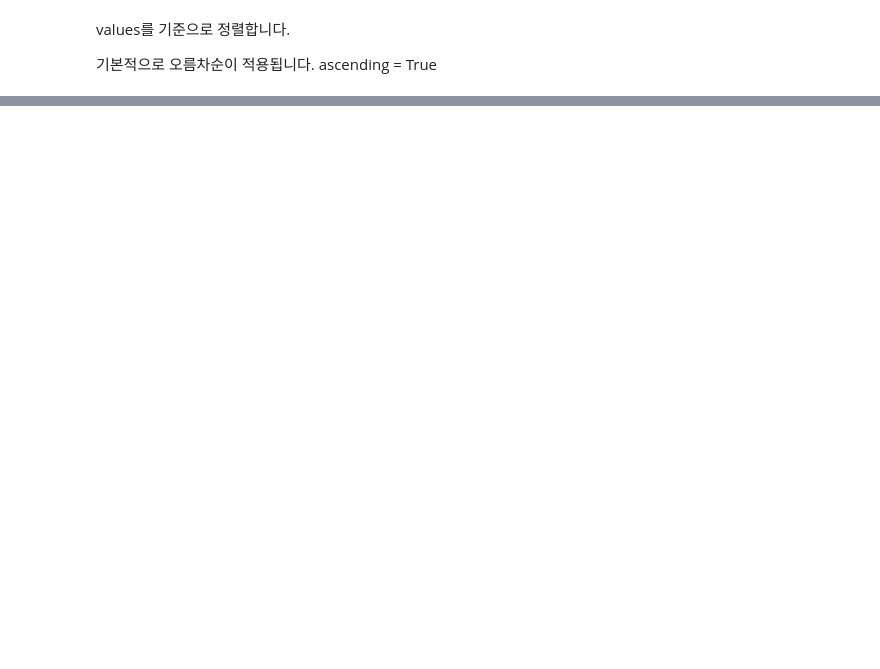
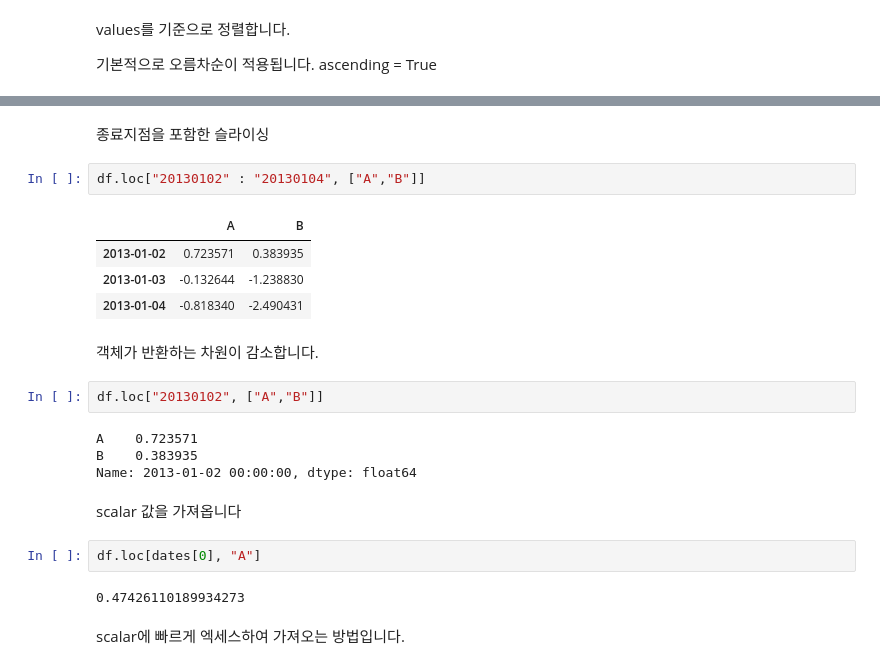
Before and after one commit to HwangHanJae/DataScience_Basic_Tect, a Jupyter notebook: pandas_10minutes_tutorial.ipynb, the cells around one changed output, grey strips where cells are left out. Saved outputs shown, nothing was run; the diff lists cells and outputs as text; blank space fills up the shorter version.

```diff
--- a/pandas_10minutes_tutorial.ipynb
+++ b/pandas_10minutes_tutorial.ipynb
@@ -207,0 +264,25 @@ df.sort_values(by="B")
+# %% [markdown]
+종료지점을 포함한 슬라이싱
+# %%
+df.loc["20130102" : "20130104", ["A","B"]]
+# %% [output]
+|  | A | B |
+| 2013-01-02 | 0.723571 | 0.383935 |
+| 2013-01-03 | -0.132644 | -1.238830 |
+| 2013-01-04 | -0.818340 | -2.490431 |
+# %% [markdown]
+객체가 반환하는 차원이 감소합니다.
+# %%
+df.loc["20130102", ["A","B"]]
+# %% [output]
+A    0.723571
+B    0.383935
+Name: 2013-01-02 00:00:00, dtype: float64
+# %% [markdown]
+scalar 값을 가져옵니다
+# %%
+df.loc[dates[0], "A"]
+# %% [output]
+0.47426110189934273
+# %% [markdown]
+scalar에 빠르게 엑세스하여 가져오는 방법입니다.
```
Also changed, not shown: parts of 22 cells of this notebook.
